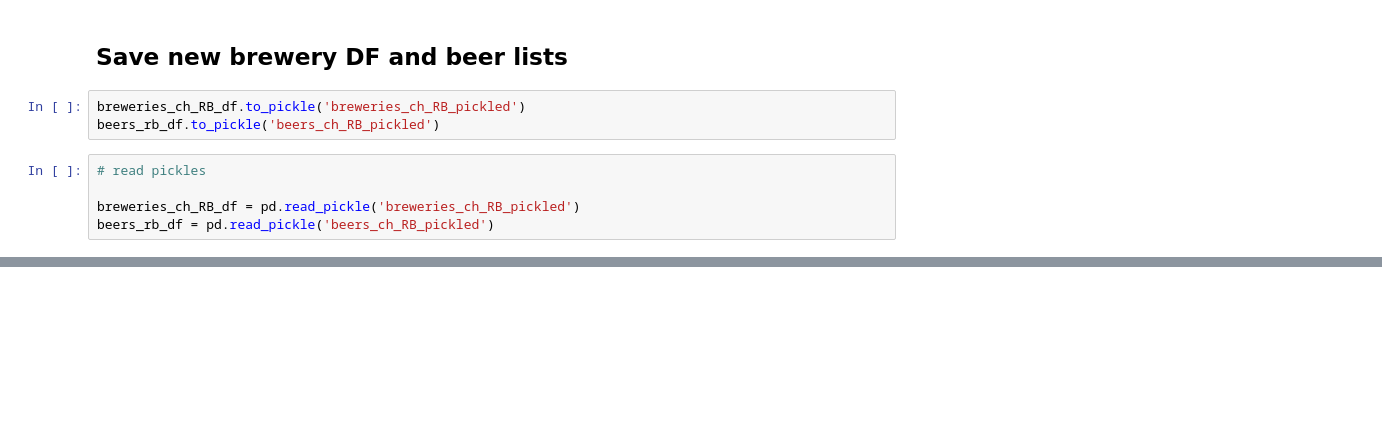
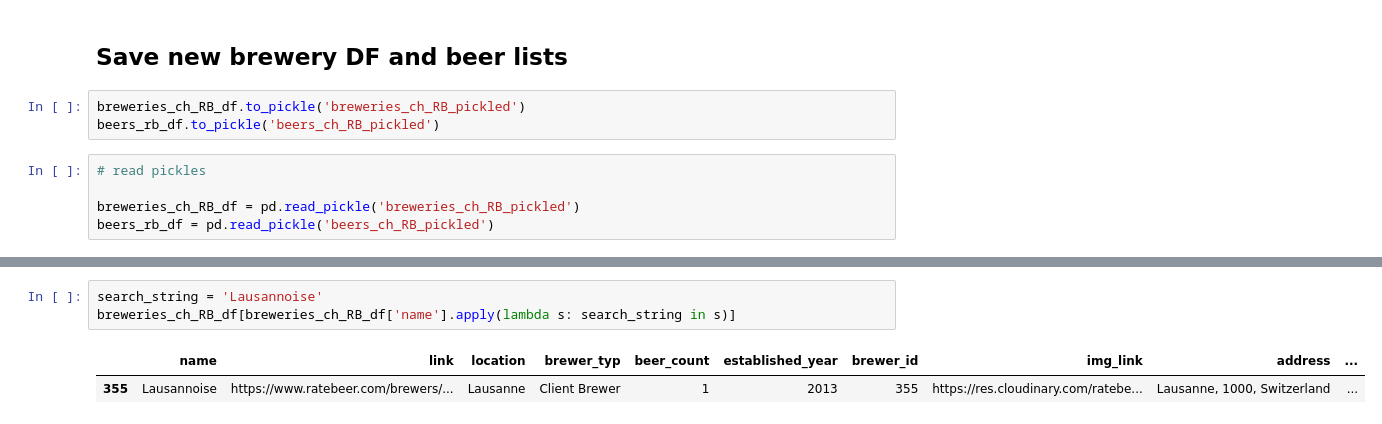
Before and after one commit to nrbernier/swiss-beer-map, a Jupyter notebook: swiss-beer-map.ipynb, the cells around one changed output, grey strips where cells are left out. Cells and saved outputs as stored; diff of their text form; blank space fills up the shorter version.

```diff
--- a/swiss-beer-map.ipynb
+++ b/swiss-beer-map.ipynb
@@ -1341,0 +1376,6 @@ beers_rb_df = pd.read_pickle('beers_ch_RB_pickled')
+# %%
+search_string = 'Lausannoise'
+breweries_ch_RB_df[breweries_ch_RB_df['name'].apply(lambda s: search_string in s)]
+# %% [output]
+|  | name | link | location | brewer_typ | beer_count | established_year | brewer_id | img_link | address | ... |
+| 355 | Lausannoise | https://www.ratebeer.com/brewers/... | Lausanne | Client Brewer | 1 | 2013 | 355 | https://res.cloudinary.com/ratebe... | Lausanne, 1000, Switzerland | ... |
```
Also changed, not shown: parts of 3 cells of this notebook.
